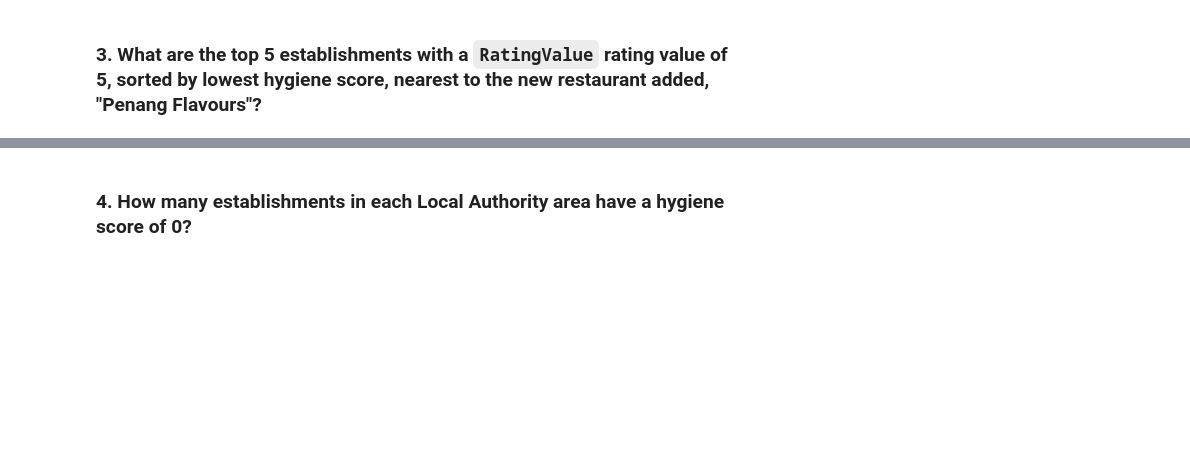
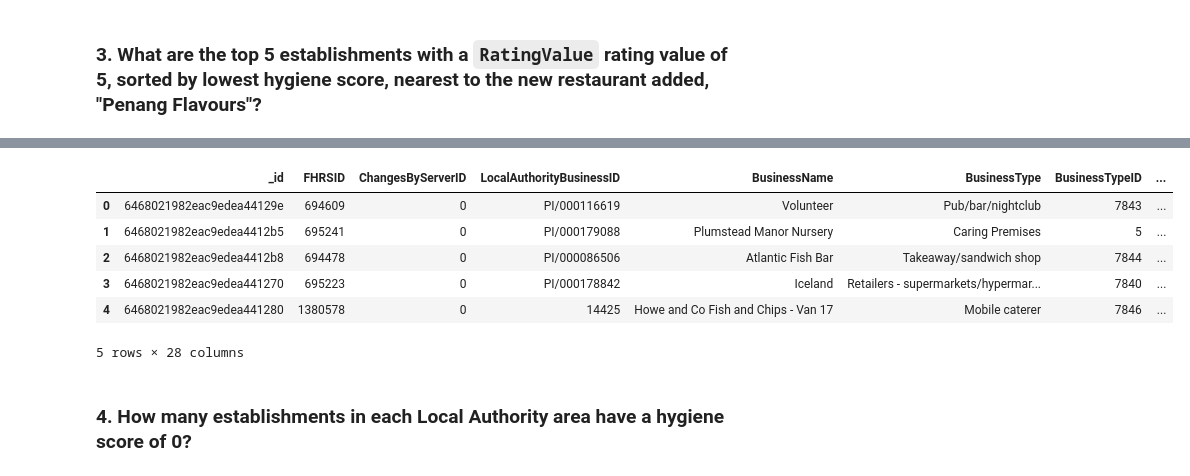
Before and after one commit to JesusJimenez3318/NoSQL-Challenge, a Jupyter notebook: NoSQL_analysis_starter.ipynb, the cells around one changed output, grey strips where cells are left out. Cells and saved outputs as stored; diff of their text form; code cells hidden in the pictures; blank space fills up the shorter version.

```diff
--- a/NoSQL_analysis_starter.ipynb
+++ b/NoSQL_analysis_starter.ipynb
@@ -87,10 +126,19 @@ query = {'$match': {'measurements.elementMeasurements.Width': {'$gte': 4}}}
 # Sort by hygiene score
 
 degree_search = 0.01
-latitude =
-longitude =
+latitude = 51.49014200
+longitude = 0.08384000
 
-query =
-sort =
+
+query3 = {'RatingValue': 5,
+         'geocode.latitude': {'$lte': (latitude + degree_search), '$gte': (latitude - degree_search)},
+         'geocode.longitude': {'$lte': (longitude + degree_search), '$gte': (longitude - degree_search)}
+         }
+sort3 =  [('scores.Hygiene', 1)]
+limit3 = 5
+results3 = establishments.find(query3).sort(sort3).limit(limit3)
+
 
 # Print the results
+for result in results3:
+    pprint(result)
@@ -97,5 +163,15 @@ sort =
 # %%
 # Convert result to Pandas DataFrame
+top_5 = pd.DataFrame(establishments.find(query3).sort(sort3).limit(limit3))
+top_5
+# %% [output]
+|  | _id | FHRSID | ChangesByServerID | LocalAuthorityBusinessID | BusinessName | BusinessType | BusinessTypeID | ... |
+| 0 | 6468021982eac9edea44129e | 694609 | 0 | PI/000116619 | Volunteer | Pub/bar/nightclub | 7843 | ... |
+| 1 | 6468021982eac9edea4412b5 | 695241 | 0 | PI/000179088 | Plumstead Manor Nursery | Caring Premises | 5 | ... |
+| 2 | 6468021982eac9edea4412b8 | 694478 | 0 | PI/000086506 | Atlantic Fish Bar | Takeaway/sandwich shop | 7844 | ... |
+| 3 | 6468021982eac9edea441270 | 695223 | 0 | PI/000178842 | Iceland | Retailers - supermarkets/hypermar... | 7840 | ... |
+| 4 | 6468021982eac9edea441280 | 1380578 | 0 | 14425 | Howe and Co Fish and Chips - Van 17 | Mobile caterer | 7846 | ... |
+5 rows × 28 columns
 # %% [markdown]
 ### 4. How many establishments in each Local Authority area have a hygiene score of 0?
 # %%
```
Also changed, not shown: parts of 8 cells of this notebook.
